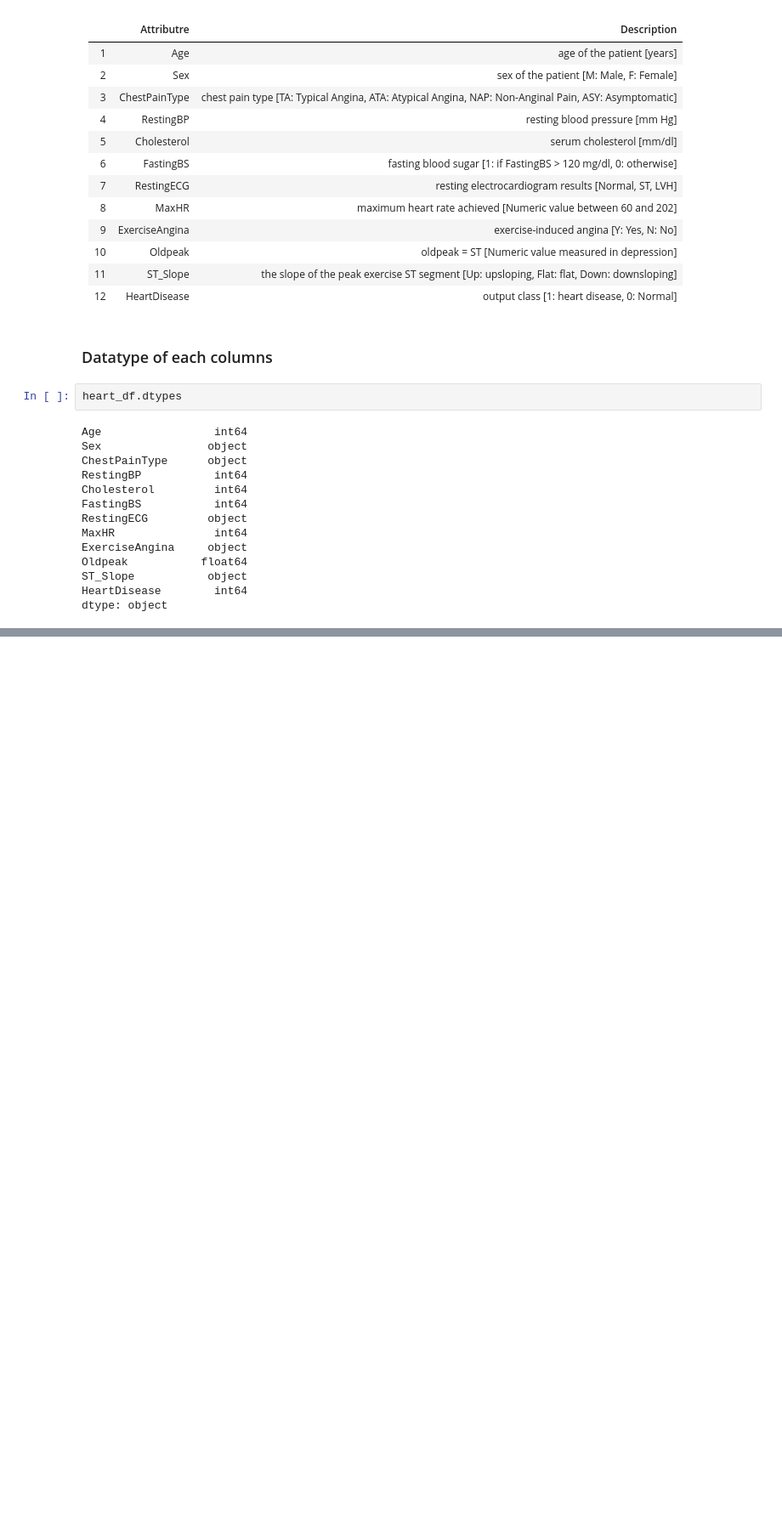
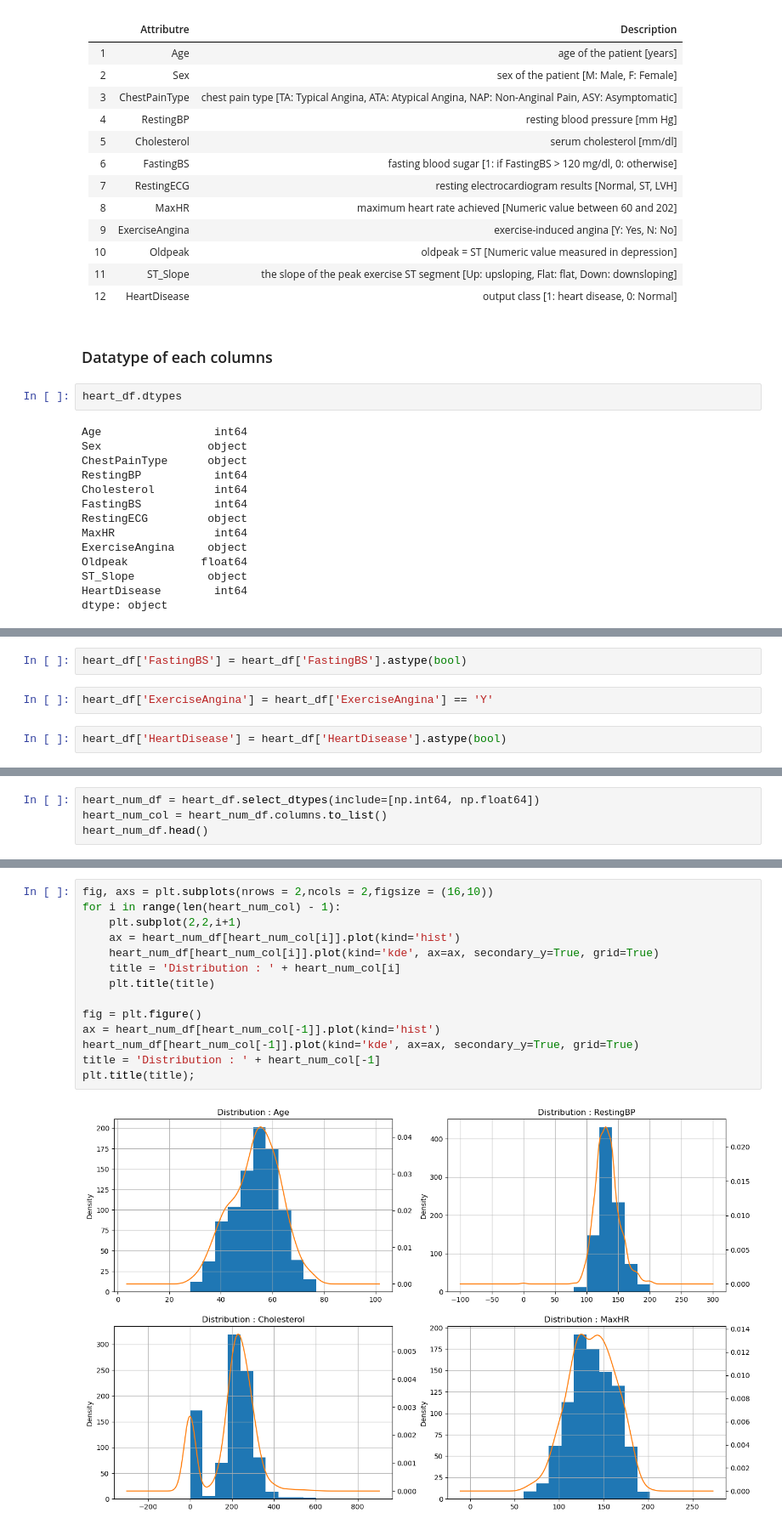
Before and after one commit to vntan/HeartFailureAnalysis, a Jupyter notebook: HeartFailureAnalysis.ipynb, the cells around one changed output, grey strips where cells are left out. Shown at 85% size. Cells and saved outputs as stored; diff of their text form; blank space fills up the shorter version.

```diff
--- a/HeartFailureAnalysis.ipynb
+++ b/HeartFailureAnalysis.ipynb
@@ -119,0 +127,6 @@ dtype: object
+# %%
+heart_df['FastingBS'] = heart_df['FastingBS'].astype(bool)
+# %%
+heart_df['ExerciseAngina'] = heart_df['ExerciseAngina'] == 'Y'
+# %%
+heart_df['HeartDisease'] = heart_df['HeartDisease'].astype(bool)
@@ -119,0 +151,4 @@ dtype: object
+# %%
+heart_num_df = heart_df.select_dtypes(include=[np.int64, np.float64])
+heart_num_col = heart_num_df.columns.to_list()
+heart_num_df.head()
@@ -119,0 +192,16 @@ dtype: object
+# %%
+fig, axs = plt.subplots(nrows = 2,ncols = 2,figsize = (16,10))
+for i in range(len(heart_num_col) - 1):
+    plt.subplot(2,2,i+1)
+    ax = heart_num_df[heart_num_col[i]].plot(kind='hist')
+    heart_num_df[heart_num_col[i]].plot(kind='kde', ax=ax, secondary_y=True, grid=True)
+    title = 'Distribution : ' + heart_num_col[i]
+    plt.title(title)
+
+fig = plt.figure()
+ax = heart_num_df[heart_num_col[-1]].plot(kind='hist')
+heart_num_df[heart_num_col[-1]].plot(kind='kde', ax=ax, secondary_y=True, grid=True)
+title = 'Distribution : ' + heart_num_col[-1]
+plt.title(title);
+# %% [output]
+[figure, added]
```
Also changed, not shown: parts of 18 cells of this notebook.
